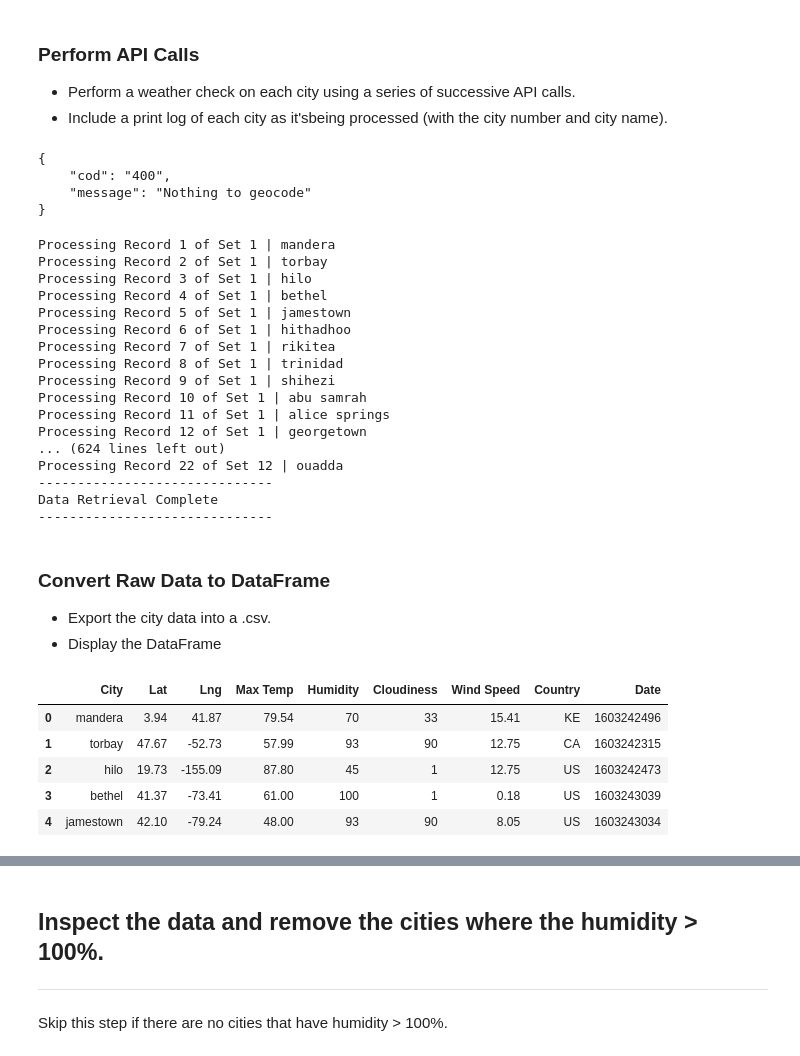
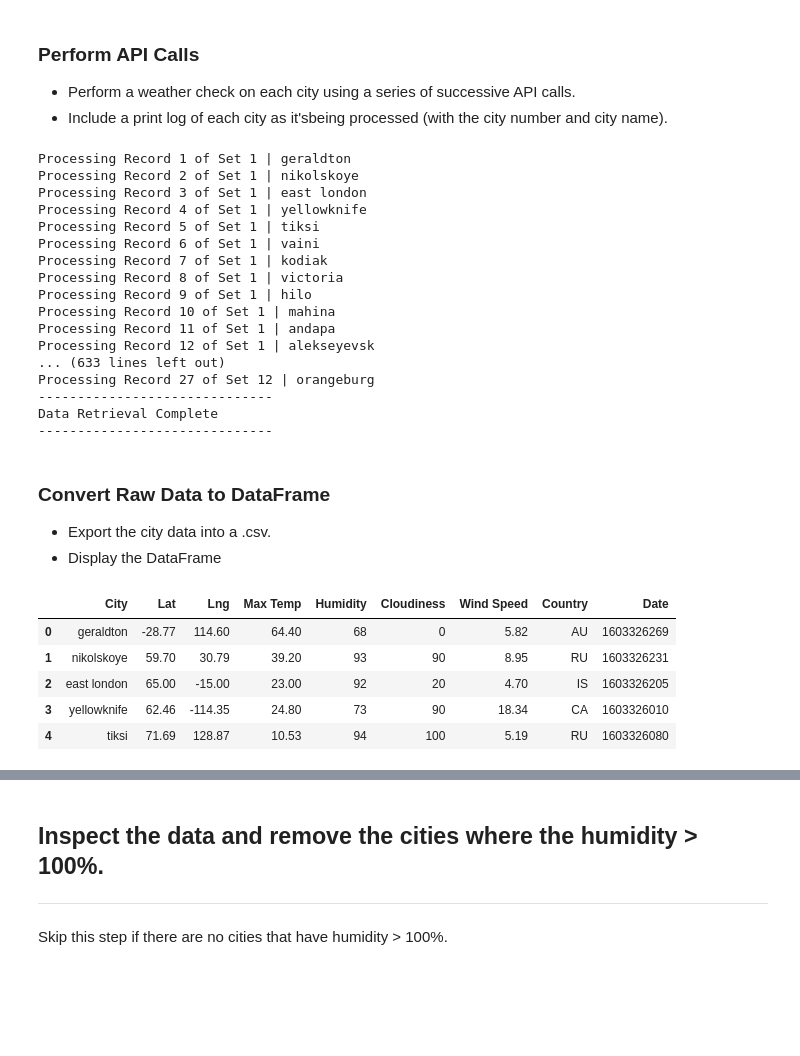
Before and after one commit to jmahon22/api_python_challenge, a Jupyter notebook: WeatherPy/WeatherPy.ipynb, the cells around one changed output, grey strips where cells are left out. Saved outputs shown, nothing was run; the diff lists cells and outputs as text; code cells hidden in the pictures; blank space fills up the shorter version.

```diff
--- a/WeatherPy/WeatherPy.ipynb
+++ b/WeatherPy/WeatherPy.ipynb
@@ -61,24 +61,17 @@ len(cities)
 # %%
 #url
 #url = "http://api.openweathermap.org/data/2.5/weather?"
-temp_units = "imperial"
-query_url = f"http://api.openweathermap.org/data/2.5/weather?appid={weather_api_key}&units={temp_units}&q="
+temp_units = "Imperial"
+query_url = f"http://api.openweathermap.org/data/2.5/weather?units={temp_units}&APPID={weather_api_key}&q="
 # %%
-response = requests.get(query_url).json()
-print(json.dumps(response, indent=4, sort_keys=True))
-#print(response.text)
-#print(response.status_code)
+#response = requests.get(query_url).json()
+#print(json.dumps(response, indent=4, sort_keys=True))
-# %% [output]
-{
-    "cod": "400",
-    "message": "Nothing to geocode"
-}
 # %%
 #set lists
 city_two = []
-cloudinesses = []
+cloudiness = []
 dates = []
-humidities = []
+humidity = []
 lats = []
 lngs = []
 max_temps = []
@@ -93,10 +86,10 @@ set_one = 1
 for city in cities:
     try:
         response = requests.get(query_url + city.replace(" ","&")).json()
-        cloudinesses.append(response['clouds']['all'])
+        cloudiness.append(response['clouds']['all'])
         countries.append(response['sys']['country'])
         dates.append(response['dt'])
-        humidities.append(response['main']['humidity'])
+        humidity.append(response['main']['humidity'])
         lats.append(response['coord']['lat'])
         lngs.append(response['coord']['lon'])
         max_temps.append(response['main']['temp_max'])
@@ -113,20 +106,20 @@ for city in cities:
         print("City not found. Skipping...")
 print("------------------------------\nData Retrieval Complete\n------------------------------")
 # %% [output]
-Processing Record 1 of Set 1 | mandera
-Processing Record 2 of Set 1 | torbay
-Processing Record 3 of Set 1 | hilo
-Processing Record 4 of Set 1 | bethel
-Processing Record 5 of Set 1 | jamestown
-Processing Record 6 of Set 1 | hithadhoo
-Processing Record 7 of Set 1 | rikitea
-Processing Record 8 of Set 1 | trinidad
-Processing Record 9 of Set 1 | shihezi
-Processing Record 10 of Set 1 | abu samrah
-Processing Record 11 of Set 1 | alice springs
-Processing Record 12 of Set 1 | georgetown
-... (624 lines left out)
-Processing Record 22 of Set 12 | ouadda
+Processing Record 1 of Set 1 | geraldton
+Processing Record 2 of Set 1 | nikolskoye
+Processing Record 3 of Set 1 | east london
+Processing Record 4 of Set 1 | yellowknife
+Processing Record 5 of Set 1 | tiksi
+Processing Record 6 of Set 1 | vaini
+Processing Record 7 of Set 1 | kodiak
+Processing Record 8 of Set 1 | victoria
+Processing Record 9 of Set 1 | hilo
+Processing Record 10 of Set 1 | mahina
+Processing Record 11 of Set 1 | andapa
+Processing Record 12 of Set 1 | alekseyevsk
+... (633 lines left out)
+Processing Record 27 of Set 12 | orangeburg
 ------------------------------
 Data Retrieval Complete
 ------------------------------
@@ -137,25 +130,25 @@ Data Retrieval Complete
 # %%
 weather_dictionary = {
     "City": city_two,
     "Lat":lats,
     "Lng":lngs,
     "Max Temp":max_temps,
-    "Humidity":humidities,
-    "Cloudiness":cloudinesses,
+    "Humidity":humidity,
+    "Cloudiness":cloudiness,
     "Wind Speed":wind_speeds,
     "Country":countries,
     "Date":dates,
 }
 
 weather_df = pd.DataFrame(weather_dictionary)
 weather_df.head()
 # %% [output]
 |  | City | Lat | Lng | Max Temp | Humidity | Cloudiness | Wind Speed | Country | Date |
-| 0 | mandera | 3.94 | 41.87 | 79.54 | 70 | 33 | 15.41 | KE | 1603242496 |
-| 1 | torbay | 47.67 | -52.73 | 57.99 | 93 | 90 | 12.75 | CA | 1603242315 |
-| 2 | hilo | 19.73 | -155.09 | 87.80 | 45 | 1 | 12.75 | US | 1603242473 |
-| 3 | bethel | 41.37 | -73.41 | 61.00 | 100 | 1 | 0.18 | US | 1603243039 |
-| 4 | jamestown | 42.10 | -79.24 | 48.00 | 93 | 90 | 8.05 | US | 1603243034 |
+| 0 | geraldton | -28.77 | 114.60 | 64.40 | 68 | 0 | 5.82 | AU | 1603326269 |
+| 1 | nikolskoye | 59.70 | 30.79 | 39.20 | 93 | 90 | 8.95 | RU | 1603326231 |
+| 2 | east london | 65.00 | -15.00 | 23.00 | 92 | 20 | 4.70 | IS | 1603326205 |
+| 3 | yellowknife | 62.46 | -114.35 | 24.80 | 73 | 90 | 18.34 | CA | 1603326010 |
+| 4 | tiksi | 71.69 | 128.87 | 10.53 | 94 | 100 | 5.19 | RU | 1603326080 |
 # %%
 weather_df.to_csv(output_data_file)
 # %%
```
Also changed, not shown: parts of 24 cells of this notebook, 6 other files.
